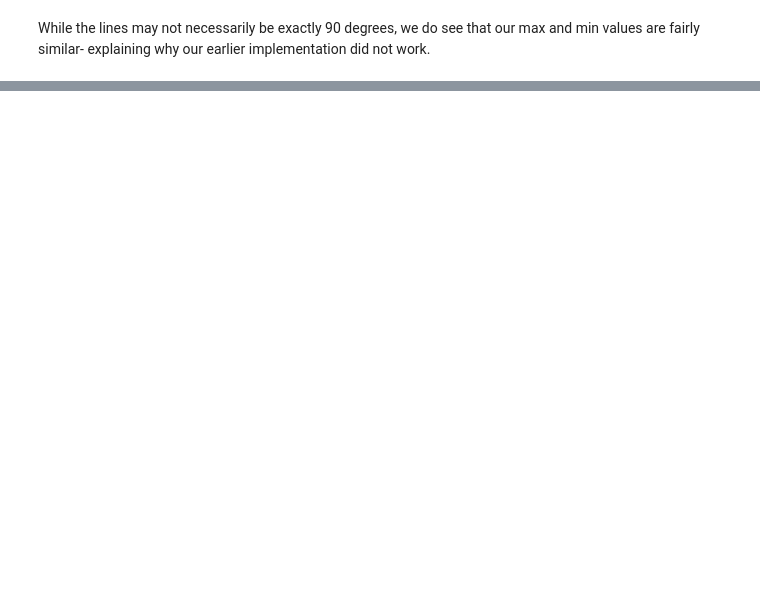
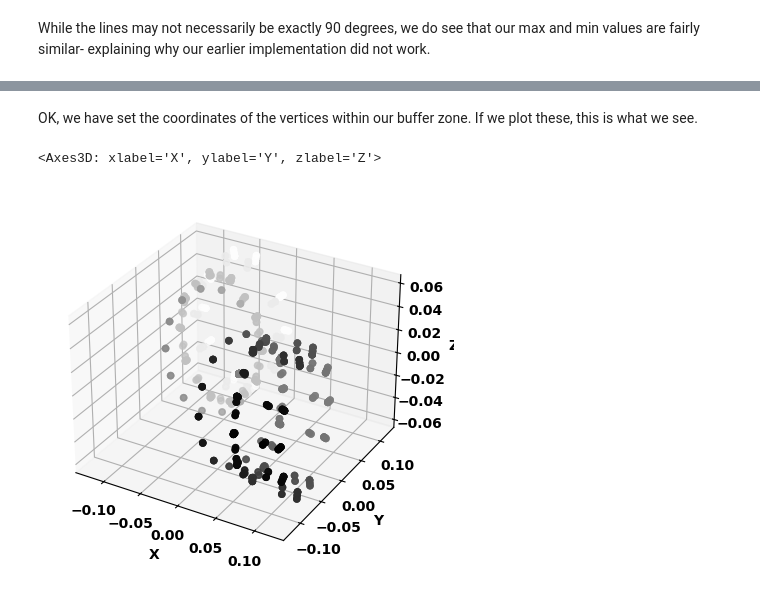
Before and after one commit to suryashch/3d_modelling, a Jupyter notebook: research/reducing-mesh-density/notebooks/hyper-instance-4.ipynb, the cells around one changed output, grey strips where cells are left out. Drawn from its saved outputs; the diff is of its cells as text; code cells hidden in the pictures; blank space fills up the shorter version.

```diff
--- a/research/reducing-mesh-density/notebooks/hyper-instance-4.ipynb
+++ b/research/reducing-mesh-density/notebooks/hyper-instance-4.ipynb
@@ -595,0 +611,3 @@ While the lines may not necessarily be exactly 90 degrees, we do see that our ma
+# %%
+projected_v = v_matrix_norm @ eg_vec[:, 2]
+np.min(projected_v, axis=0)
@@ -595,0 +616,3 @@ While the lines may not necessarily be exactly 90 degrees, we do see that our ma
+# %%
+max_extent = np.max(projected_v, axis=0)
+max_extent
@@ -595,0 +623,3 @@ While the lines may not necessarily be exactly 90 degrees, we do see that our ma
+# %%
+v_matrix_norm_buffer = np.where(( abs(projected_v[:,None]) > max_extent*0.25 ), v_matrix_norm, 0 )
+v_matrix_norm_buffer
@@ -595,0 +634,7 @@ While the lines may not necessarily be exactly 90 degrees, we do see that our ma
+# %% [markdown]
+OK, we have set the coordinates of the vertices within our buffer zone. If we plot these, this is what we see.
+# %%
+plot_vertices(v_matrix_norm_buffer)
+# %% [output]
+<Axes3D: xlabel='X', ylabel='Y', zlabel='Z'>
+[figure, added]
```
Also changed, not shown: parts of 131 cells of this notebook.
